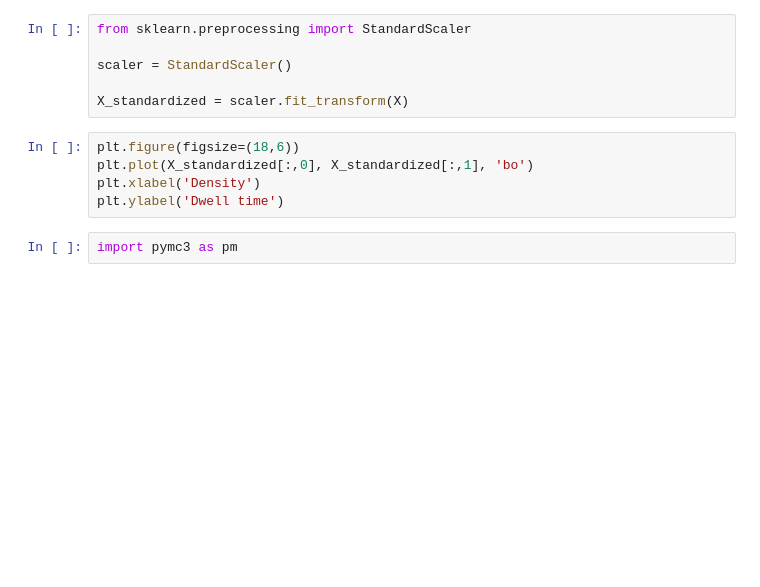
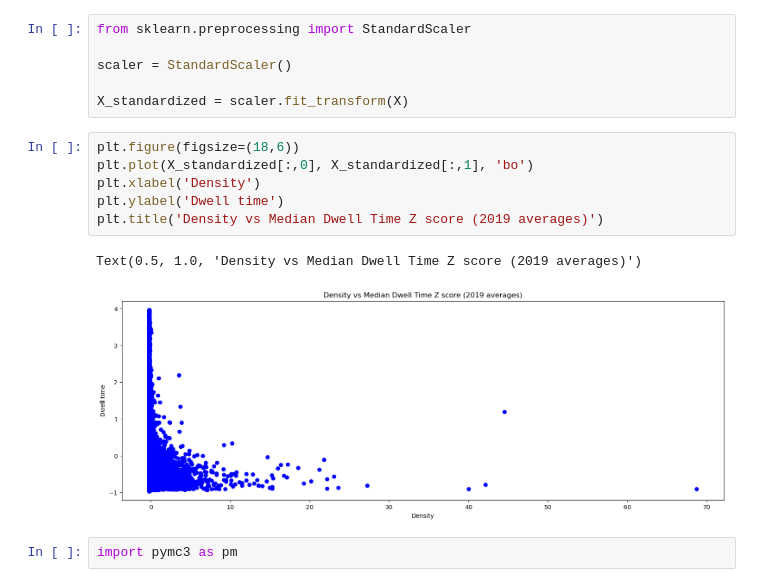
Before and after one commit to hwunrow/behavioral-safegraph, a Jupyter notebook: src/cluster_naics.ipynb, the cells around one changed output. Saved outputs shown, nothing was run; the diff lists cells and outputs as text; blank space fills up the shorter version.

```diff
--- a/src/cluster_naics.ipynb
+++ b/src/cluster_naics.ipynb
@@ -124,8 +264,12 @@ X_standardized = scaler.fit_transform(X)
 # %%
 plt.figure(figsize=(18,6))
 plt.plot(X_standardized[:,0], X_standardized[:,1], 'bo')
 plt.xlabel('Density')
 plt.ylabel('Dwell time')
+plt.title('Density vs Median Dwell Time Z score (2019 averages)')
+# %% [output]
+Text(0.5, 1.0, 'Density vs Median Dwell Time Z score (2019 averages)')
+[figure, added]
 # %%
 import pymc3 as pm
 # %% [markdown]
```
Also changed, not shown: parts of 61 cells of this notebook.
